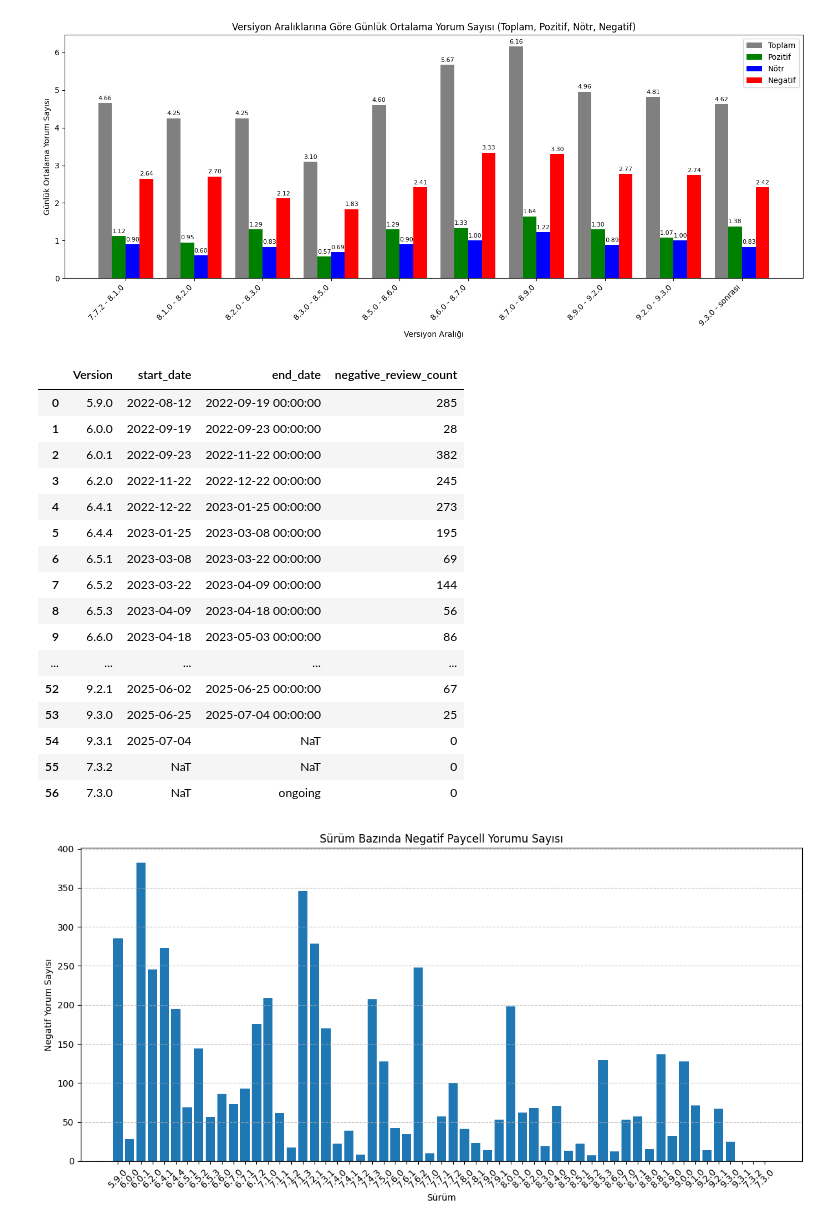
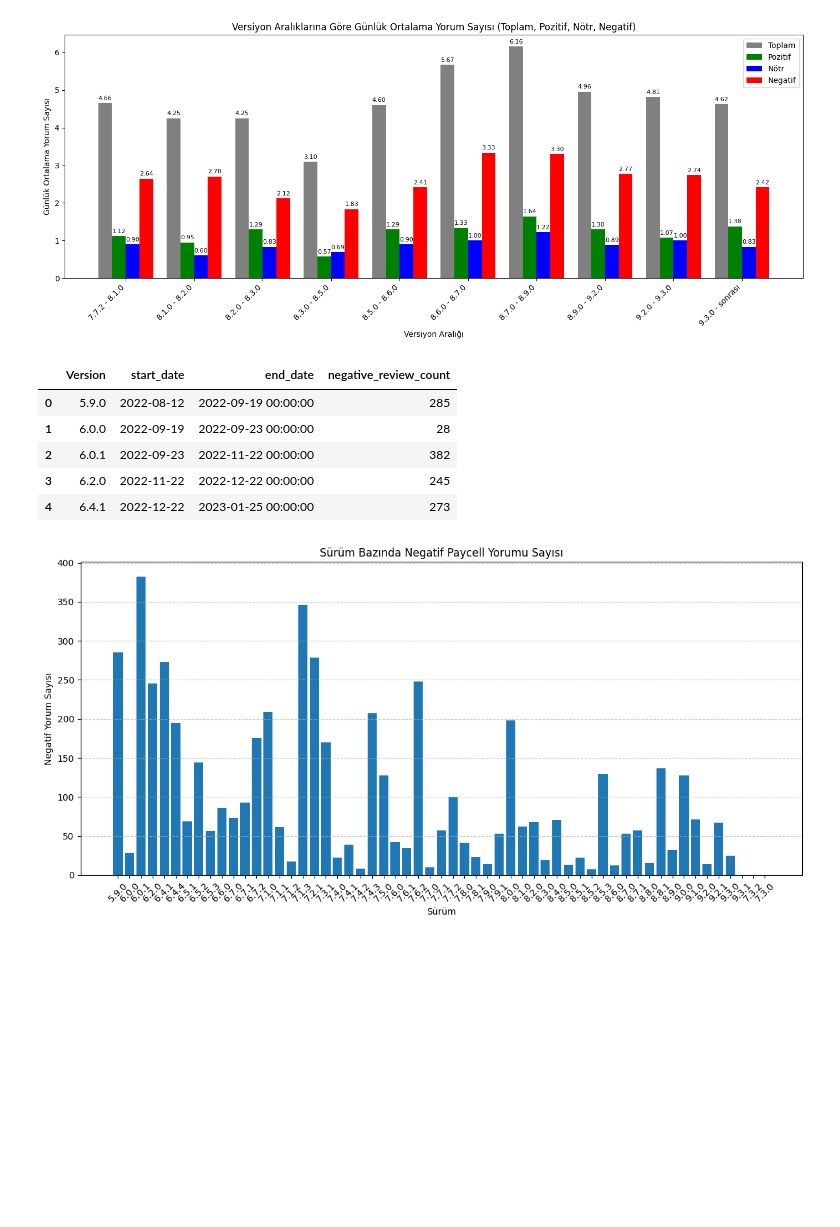
Before and after one commit to enisba/paycell-review-analysis, a Jupyter notebook: Notebooks/04_visualization.ipynb, the cells around one changed output. Saved outputs shown, nothing was run; the diff lists cells and outputs as text; code cells hidden in the pictures; blank space fills up the shorter version.

```diff
--- a/Notebooks/04_visualization.ipynb
+++ b/Notebooks/04_visualization.ipynb
@@ -532,45 +546,34 @@ for i in range(len(updates_df)-1):
     end = updates_df.loc[i+1, 'Date']
 
     mask = (negatives_df['Tarih'] >= start) & (negatives_df['Tarih'] < end)
     count = negatives_df[mask].shape[0]
 
     results.append({
         'Version': version,
         'start_date': start,
         'end_date': end,
         'negative_review_count': count
     })
 
 last_version = updates_df.iloc[-1]
 mask = (negatives_df['Tarih'] >= last_version['Date'])
 count = negatives_df[mask].shape[0]
 results.append({
     'Version': last_version['Version'],
     'start_date': last_version['Date'],
     'end_date': 'ongoing',
     'negative_review_count': count
 })
 
 neg_counts_df = pd.DataFrame(results)
-neg_counts_df
+neg_counts_df.head()
 # %% [output]
 |  | Version | start_date | end_date | negative_review_count |
 | 0 | 5.9.0 | 2022-08-12 | 2022-09-19 00:00:00 | 285 |
 | 1 | 6.0.0 | 2022-09-19 | 2022-09-23 00:00:00 | 28 |
 | 2 | 6.0.1 | 2022-09-23 | 2022-11-22 00:00:00 | 382 |
 | 3 | 6.2.0 | 2022-11-22 | 2022-12-22 00:00:00 | 245 |
 | 4 | 6.4.1 | 2022-12-22 | 2023-01-25 00:00:00 | 273 |
-| 5 | 6.4.4 | 2023-01-25 | 2023-03-08 00:00:00 | 195 |
-| 6 | 6.5.1 | 2023-03-08 | 2023-03-22 00:00:00 | 69 |
-| 7 | 6.5.2 | 2023-03-22 | 2023-04-09 00:00:00 | 144 |
-| 8 | 6.5.3 | 2023-04-09 | 2023-04-18 00:00:00 | 56 |
-| 9 | 6.6.0 | 2023-04-18 | 2023-05-03 00:00:00 | 86 |
-| ... | ... | ... | ... | ... |
-| 52 | 9.2.1 | 2025-06-02 | 2025-06-25 00:00:00 | 67 |
-| 53 | 9.3.0 | 2025-06-25 | 2025-07-04 00:00:00 | 25 |
-| 54 | 9.3.1 | 2025-07-04 | NaT | 0 |
-| 55 | 7.3.2 | NaT | NaT | 0 |
-| 56 | 7.3.0 | NaT | ongoing | 0 |
 # %%
 import matplotlib.pyplot as plt
 
```
Also changed, not shown: parts of 13 cells of this notebook, 3 other files.
